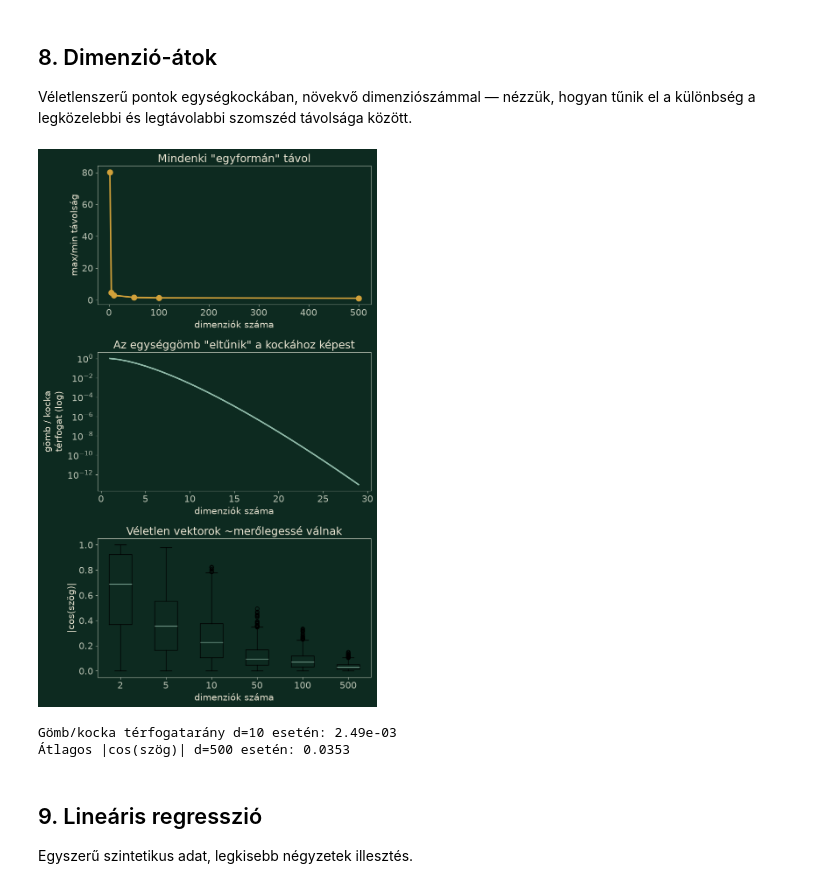
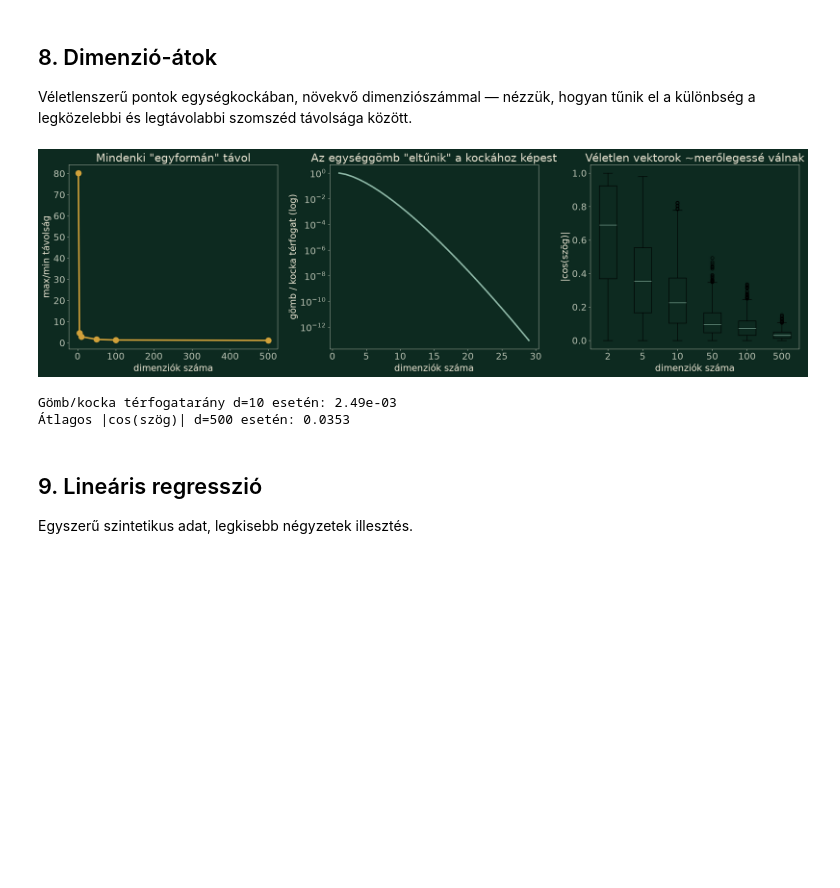
Before and after one commit to karpatika92/nasz_data_science_course, a Jupyter notebook: lessons/01-statisztikai-alapok/demo.ipynb, the cells around one changed output. Cells and saved outputs as stored; diff of their text form; code cells hidden in the pictures; blank space fills up the shorter version.

```diff
--- a/lessons/01-statisztikai-alapok/demo.ipynb
+++ b/lessons/01-statisztikai-alapok/demo.ipynb
@@ -393,41 +393,41 @@ volume_ratio = ball_volume / cube_volume
 cosines_by_dim = []
 for d in dimensions:
     a = rng.normal(size=(2000, d))
     b = rng.normal(size=(2000, d))
     a /= np.linalg.norm(a, axis=1, keepdims=True)
     b /= np.linalg.norm(b, axis=1, keepdims=True)
     cosines_by_dim.append(np.abs(np.sum(a * b, axis=1)))
 
-# nagy fontok + egymás ALATT (nem mellett) elrendezve, hogy diavetítésen is
-# olvasható maradjon a keskenyebb jobb oldali panelben
-plt.rcParams.update({"font.size": 15})
-fig, axes = plt.subplots(3, 1, figsize=(8, 13))
+# széles, 3-oszlopos elrendezés, nagy fontokkal -- ez a slide-on teljes
+# szélességben, a szöveg ALATT jelenik meg, úgyhogy a szélesség van bőven
+plt.rcParams.update({"font.size": 18})
+fig, axes = plt.subplots(1, 3, figsize=(21, 6.5))
 
-axes[0].plot(dimensions, ratios, marker="o", color="#d1a13a", linewidth=2.5, markersize=9)
+axes[0].plot(dimensions, ratios, marker="o", color="#d1a13a", linewidth=3, markersize=11)
 axes[0].set_xlabel("dimenziók száma")
 axes[0].set_ylabel("max/min távolság")
 axes[0].set_title("Mindenki \"egyformán\" távol")
 
-axes[1].plot(dims_fine, volume_ratio, color="#8fb9a8", linewidth=2.5)
+axes[1].plot(dims_fine, volume_ratio, color="#8fb9a8", linewidth=3)
 axes[1].set_yscale("log")
 axes[1].set_xlabel("dimenziók száma")
-axes[1].set_ylabel("gömb / kocka\ntérfogat (log)")
+axes[1].set_ylabel("gömb / kocka térfogat (log)")
 axes[1].set_title("Az egységgömb \"eltűnik\" a kockához képest")
 
 axes[2].boxplot(cosines_by_dim, tick_labels=dimensions)
 axes[2].set_xlabel("dimenziók száma")
 axes[2].set_ylabel("|cos(szög)|")
 axes[2].set_title("Véletlen vektorok ~merőlegessé válnak")
 
 plt.tight_layout()
 plt.savefig("assets/curse_of_dimensionality.png", dpi=150, bbox_inches="tight")
 plt.show()
 plt.rcParams.update({"font.size": 10})
 
 print(f"Gömb/kocka térfogatarány d=10 esetén: {ball_volume[9] / cube_volume[9]:.2e}")
 print(f"Átlagos |cos(szög)| d=500 esetén: {cosines_by_dim[-1].mean():.4f}")
 # %% [output]
-[figure, old version]
+[figure, new version]
 Gömb/kocka térfogatarány d=10 esetén: 2.49e-03
 Átlagos |cos(szög)| d=500 esetén: 0.0353
 # %% [markdown]
```
Also changed, not shown: 4 other files.
